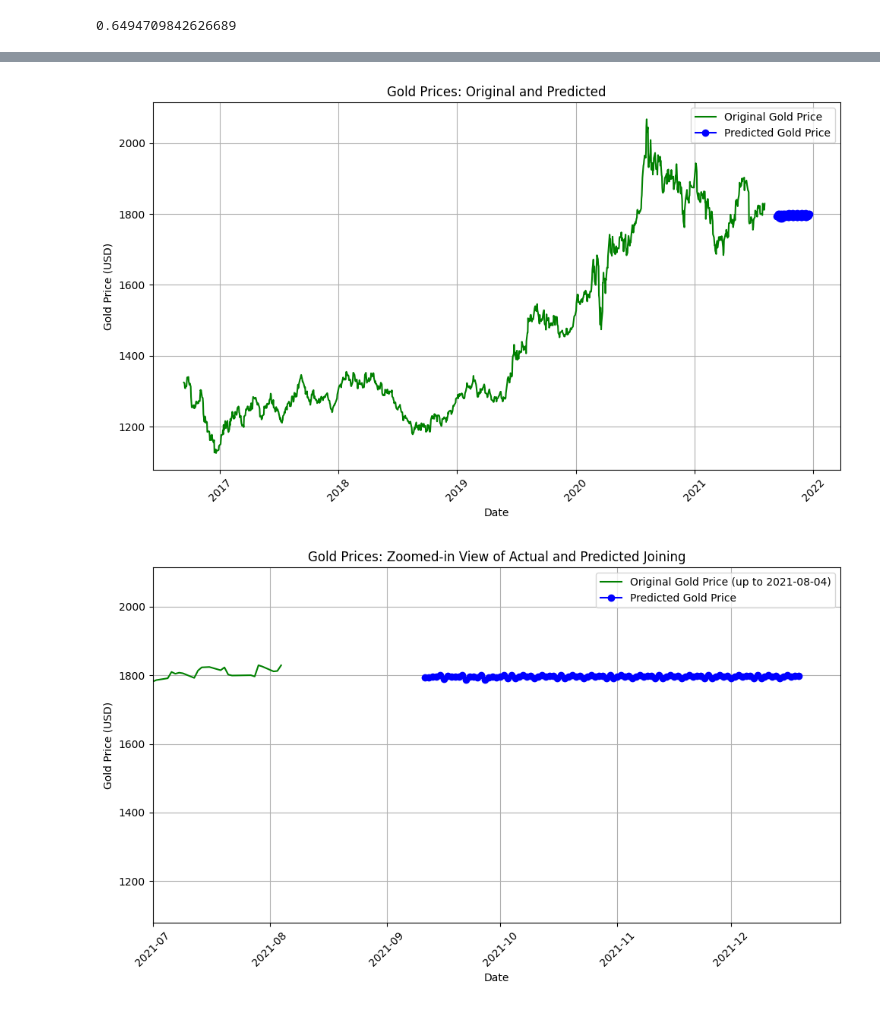
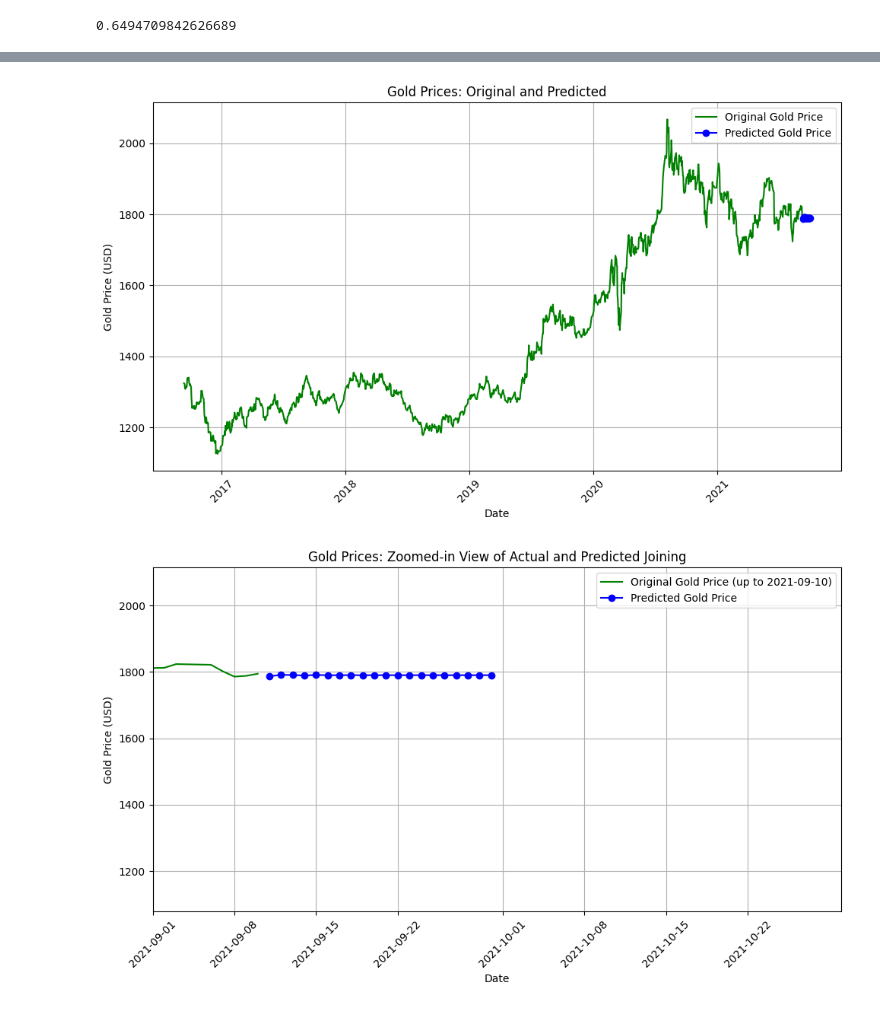
Before and after one commit to magriffy/Portfolio_Data_Analytics, a Jupyter notebook: GoldvsBitCoin/Analysis.ipynb, the cells around one changed output, grey strips where cells are left out. Drawn from its saved outputs; the diff is of its cells as text; code cells hidden in the pictures.

```diff
--- a/GoldvsBitCoin/Analysis.ipynb
+++ b/GoldvsBitCoin/Analysis.ipynb
@@ -232,5 +245,5 @@ plt.show()
 # %%
-filtered_data = merged_df[merged_df['Date'] <= '2021-08-04']
+filtered_data = merged_df[merged_df['Date'] <= '2021-09-10']
 
 plt.figure(figsize=(10, 6))
 
@@ -249,29 +262,29 @@ plt.legend()
 plt.tight_layout()
 plt.show()
 # %% [output]
-[figure, old version]
+[figure, new version]
 # %%
-zoom_start = '2021-07-01'
-zoom_end = '2021-12-30'
+zoom_start = '2021-09-01'
+zoom_end = '2021-10-30'
 
 plt.figure(figsize=(10, 6))
 
 # Plot filtered original data (up to 2021-08-04)
-plt.plot(filtered_data['Date'], filtered_data['Value1'], label='Original Gold Price (up to 2021-08-04)', color='g')
+plt.plot(filtered_data['Date'], filtered_data['Value1'], label='Original Gold Price (up to 2021-09-10)', color='g')
 
 # Plot predicted values for the future
 plt.plot(future_predictions['Date'], future_predictions['Predicted_Gold_Price'], marker='o', label='Predicted Gold Price', color='b')
 
 # Add x-axis limits to zoom in on the joining area
 plt.xlim(pd.to_datetime(zoom_start), pd.to_datetime(zoom_end))
 
 plt.title('Gold Prices: Zoomed-in View of Actual and Predicted Joining')
 plt.xlabel('Date')
 plt.ylabel('Gold Price (USD)')
 plt.xticks(rotation=45)
 plt.grid(True)
 plt.legend()
 plt.tight_layout()
 plt.show()
 # %% [output]
-[figure, old version]
+[figure, new version]
```
Also changed, not shown: parts of 2 cells of this notebook.
